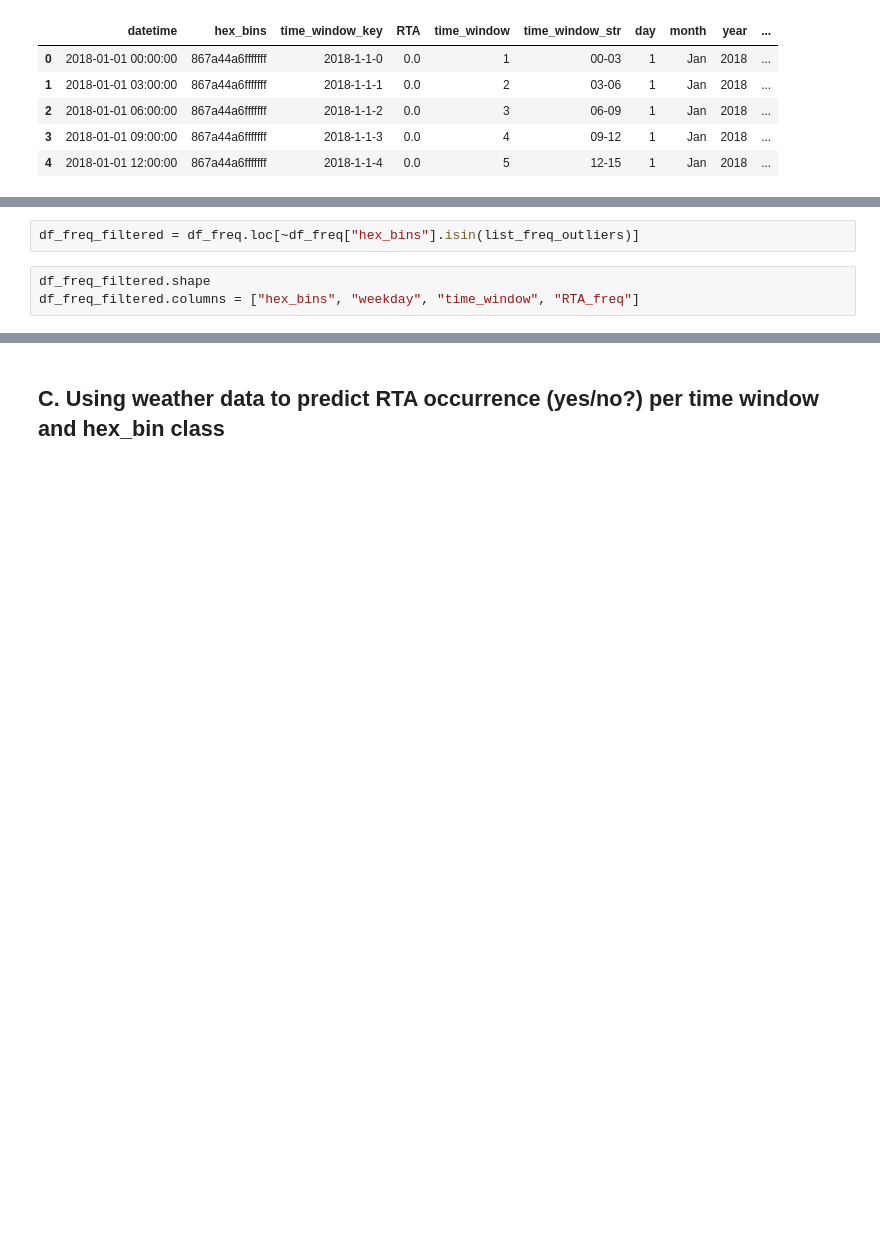
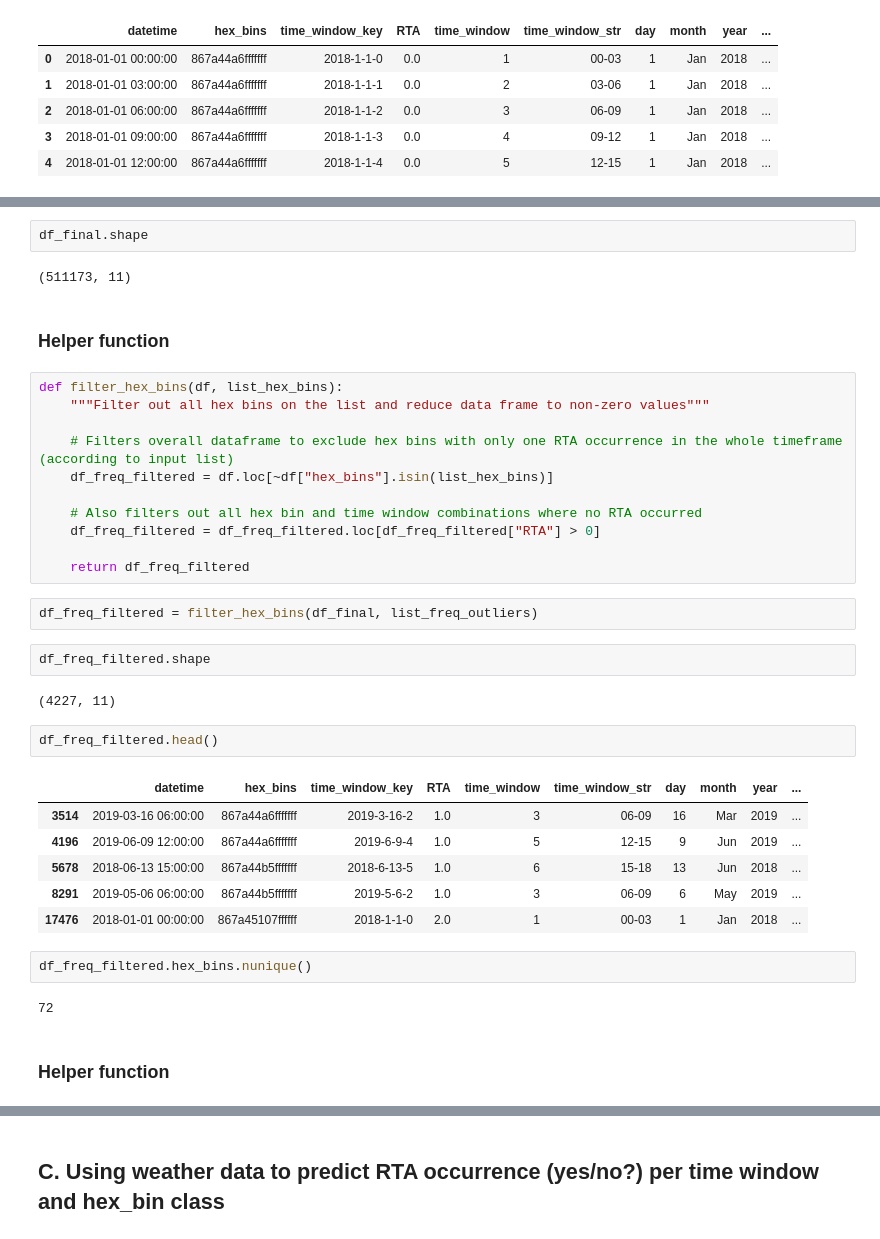
Before and after one commit to AndOleAnd/Capstone_N_A_P, a Jupyter notebook: Notebooks/Prediction_Output.ipynb, the cells around one changed output, grey strips where cells are left out. Cells and saved outputs as stored; diff of their text form; blank space fills up the shorter version.

```diff
--- a/Notebooks/Prediction_Output.ipynb
+++ b/Notebooks/Prediction_Output.ipynb
@@ -345,5 +349,0 @@ df_freq.shape
-# %%
-df_freq_filtered = df_freq.loc[~df_freq["hex_bins"].isin(list_freq_outliers)]
-# %%
-df_freq_filtered.shape
-df_freq_filtered.columns = ["hex_bins", "weekday", "time_window", "RTA_freq"]
@@ -468,0 +350,38 @@ file created ../Inputs/predictions_freq_h3_filtered_formatted.csv
+# %%
+df_final.shape
+# %% [output]
+(511173, 11)
+# %% [markdown]
+### Helper function
+# %%
+def filter_hex_bins(df, list_hex_bins):
+    """Filter out all hex bins on the list and reduce data frame to non-zero values"""
+
+    # Filters overall dataframe to exclude hex bins with only one RTA occurrence in the whole timeframe (according to input list)
+    df_freq_filtered = df.loc[~df["hex_bins"].isin(list_hex_bins)]
+
+    # Also filters out all hex bin and time window combinations where no RTA occurred
+    df_freq_filtered = df_freq_filtered.loc[df_freq_filtered["RTA"] > 0]
+
+    return df_freq_filtered
+# %%
+df_freq_filtered = filter_hex_bins(df_final, list_freq_outliers)
+# %%
+df_freq_filtered.shape
+# %% [output]
+(4227, 11)
+# %%
+df_freq_filtered.head()
+# %% [output]
+|  | datetime | hex_bins | time_window_key | RTA | time_window | time_window_str | day | month | year | ... |
+| 3514 | 2019-03-16 06:00:00 | 867a44a6fffffff | 2019-3-16-2 | 1.0 | 3 | 06-09 | 16 | Mar | 2019 | ... |
+| 4196 | 2019-06-09 12:00:00 | 867a44a6fffffff | 2019-6-9-4 | 1.0 | 5 | 12-15 | 9 | Jun | 2019 | ... |
+| 5678 | 2018-06-13 15:00:00 | 867a44b5fffffff | 2018-6-13-5 | 1.0 | 6 | 15-18 | 13 | Jun | 2018 | ... |
+| 8291 | 2019-05-06 06:00:00 | 867a44b5fffffff | 2019-5-6-2 | 1.0 | 3 | 06-09 | 6 | May | 2019 | ... |
+| 17476 | 2018-01-01 00:00:00 | 867a45107ffffff | 2018-1-1-0 | 2.0 | 1 | 00-03 | 1 | Jan | 2018 | ... |
+# %%
+df_freq_filtered.hex_bins.nunique()
+# %% [output]
+72
+# %% [markdown]
+### Helper function
```
Also changed, not shown: parts of 72 cells of this notebook.
